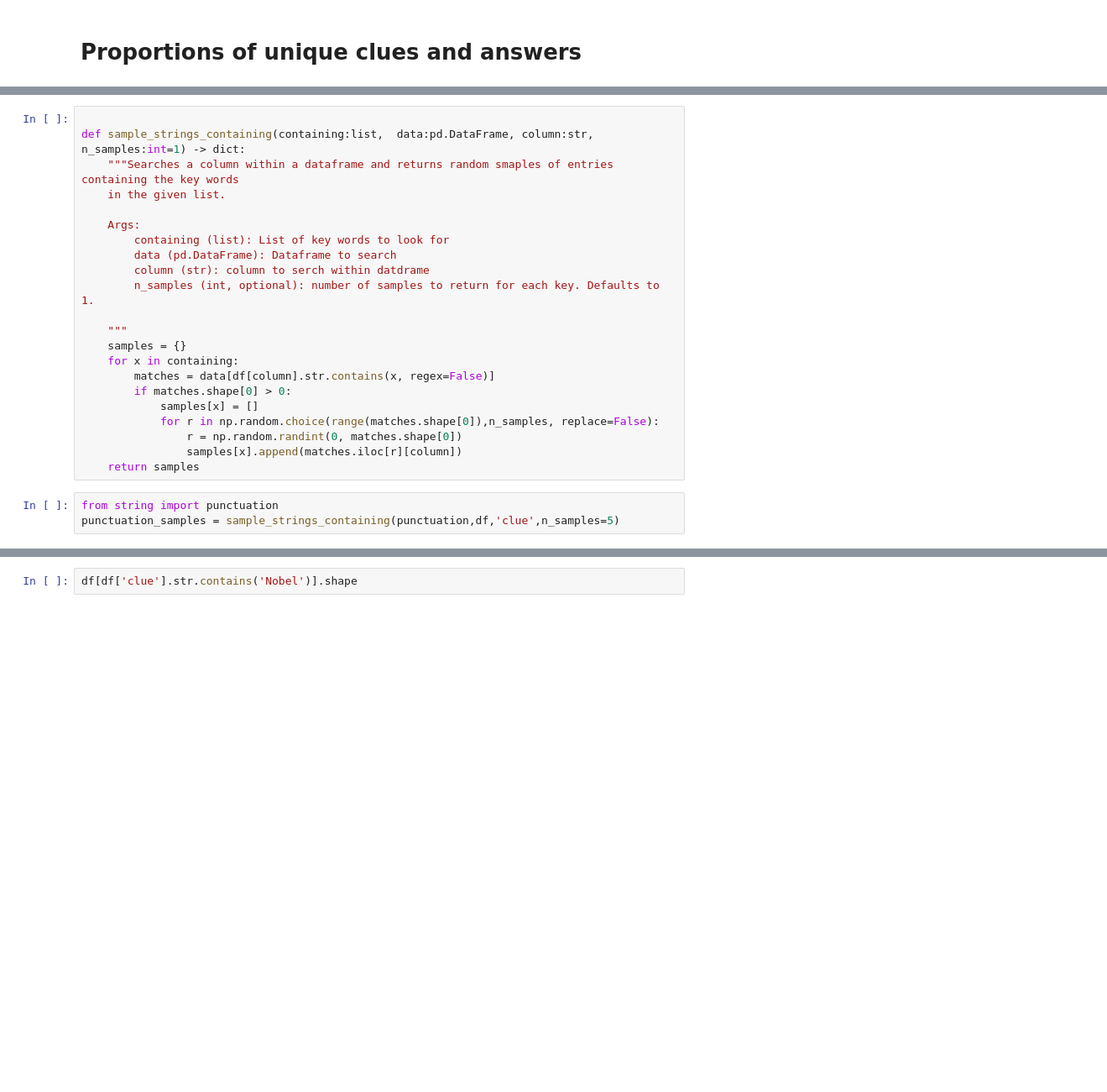
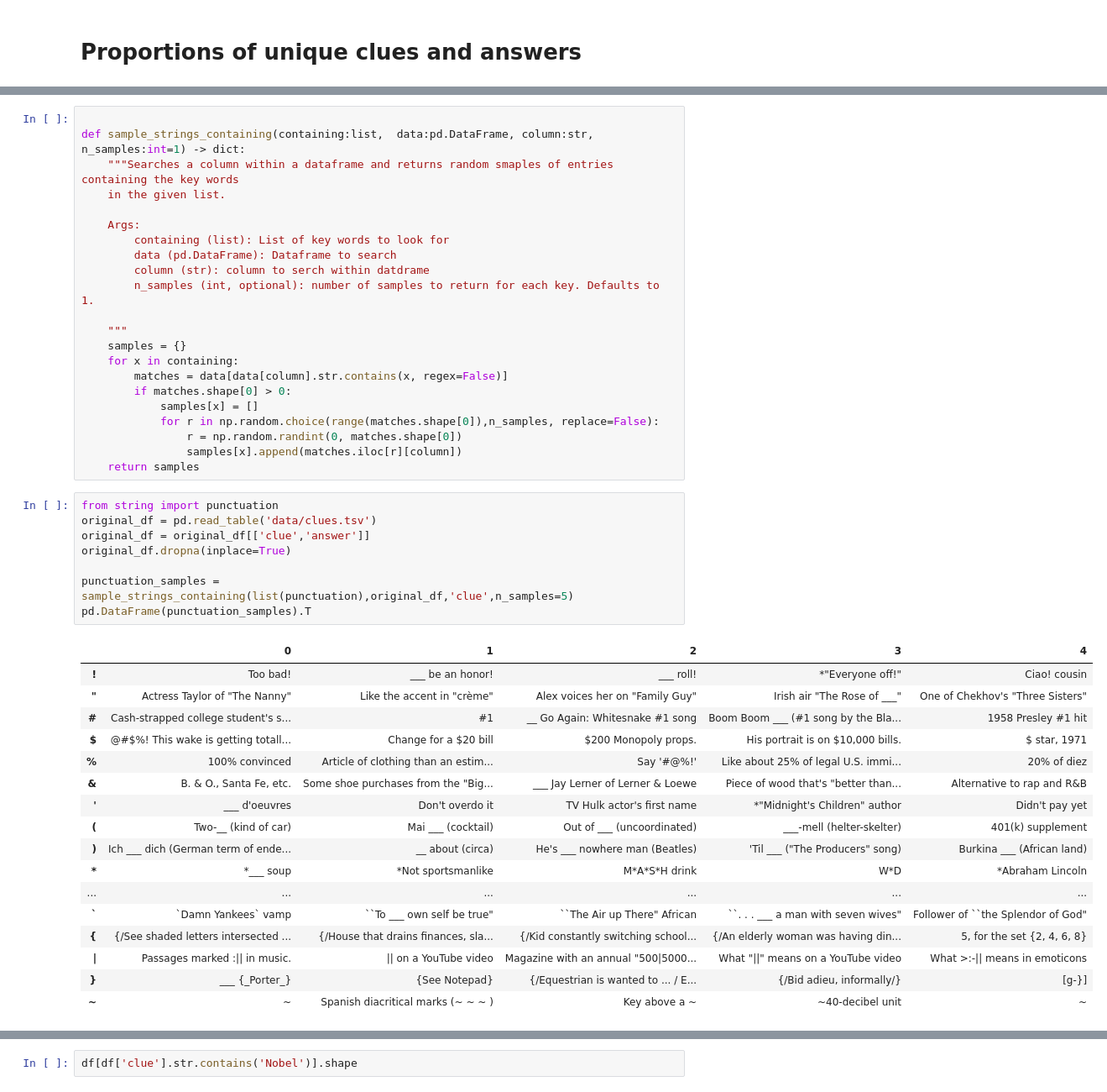
Before and after one commit to OwenBrush/crossword-solver, a Jupyter notebook: data_exploration.ipynb, the cells around one changed output, grey strips where cells are left out. Shown at 84% size. Drawn from its saved outputs; the diff is of its cells as text; blank space fills up the shorter version.

```diff
--- a/data_exploration.ipynb
+++ b/data_exploration.ipynb
@@ -101,7 +97,7 @@ def sample_strings_containing(containing:list,  data:pd.DataFrame, column:str, n
     """
     samples = {}
     for x in containing:
-        matches = data[df[column].str.contains(x, regex=False)]
+        matches = data[data[column].str.contains(x, regex=False)]
         if matches.shape[0] > 0:
             samples[x] = []
             for r in np.random.choice(range(matches.shape[0]),n_samples, replace=False):
@@ -110,4 +106,27 @@ def sample_strings_containing(containing:list,  data:pd.DataFrame, column:str, n
     return samples
 # %%
 from string import punctuation
-punctuation_samples = sample_strings_containing(punctuation,df,'clue',n_samples=5)
+original_df = pd.read_table('data/clues.tsv')
+original_df = original_df[['clue','answer']]
+original_df.dropna(inplace=True)
+
+punctuation_samples = sample_strings_containing(list(punctuation),original_df,'clue',n_samples=5)
+pd.DataFrame(punctuation_samples).T
+# %% [output]
+|  | 0 | 1 | 2 | 3 | 4 |
+| ! | Too bad! | ___ be an honor! | ___ roll! | *"Everyone off!" | Ciao! cousin |
+| " | Actress Taylor of "The Nanny" | Like the accent in "crème" | Alex voices her on "Family Guy" | Irish air "The Rose of ___" | One of Chekhov's "Three Sisters" |
+| # | Cash-strapped college student's s... | #1 | __ Go Again: Whitesnake #1 song | Boom Boom ___ (#1 song by the Bla... | 1958 Presley #1 hit |
+| $ | @#$%! This wake is getting totall... | Change for a $20 bill | $200 Monopoly props. | His portrait is on $10,000 bills. | $ star, 1971 |
+| % | 100% convinced | Article of clothing than an estim... | Say '#@%!' | Like about 25% of legal U.S. immi... | 20% of diez |
+| & | B. & O., Santa Fe, etc. | Some shoe purchases from the "Big... | ___ Jay Lerner of Lerner & Loewe | Piece of wood that's "better than... | Alternative to rap and R&B |
+| ' | ___ d'oeuvres | Don't overdo it | TV Hulk actor's first name | *"Midnight's Children" author | Didn't pay yet |
+| ( | Two-__ (kind of car) | Mai ___ (cocktail) | Out of ___ (uncoordinated) | ___-mell (helter-skelter) | 401(k) supplement |
+| ) | Ich ___ dich (German term of ende... | __ about (circa) | He's ___ nowhere man (Beatles) | 'Til ___ ("The Producers" song) | Burkina ___ (African land) |
+| * | *___ soup | *Not sportsmanlike | M*A*S*H drink | W*D | *Abraham Lincoln |
+| ... | ... | ... | ... | ... | ... |
+| ` | `Damn Yankees` vamp | ``To ___ own self be true" | ``The Air up There" African | ``. . . ___ a man with seven wives" | Follower of ``the Splendor of God" |
+| { | {/See shaded letters intersected ... | {/House that drains finances, sla... | {/Kid constantly switching school... | {/An elderly woman was having din... | 5, for the set {2, 4, 6, 8} |
+| | | Passages marked :|| in music. | || on a YouTube video | Magazine with an annual "500|5000... | What "||" means on a YouTube video | What >:-|| means in emoticons |
+| } | ___ {_Porter_} | {See Notepad} | {/Equestrian is wanted to ... / E... | {/Bid adieu, informally/} | [g-}] |
+| ~ | ~ | Spanish diacritical marks (~ ~ ~ ) | Key above a ~ | ~40-decibel unit | ~ |
```
Also changed, not shown: parts of 13 cells of this notebook.
